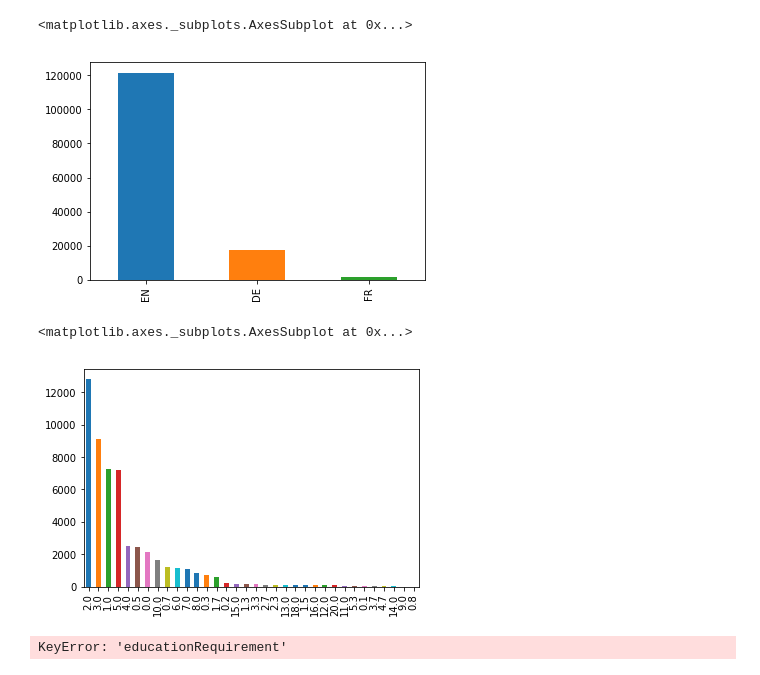
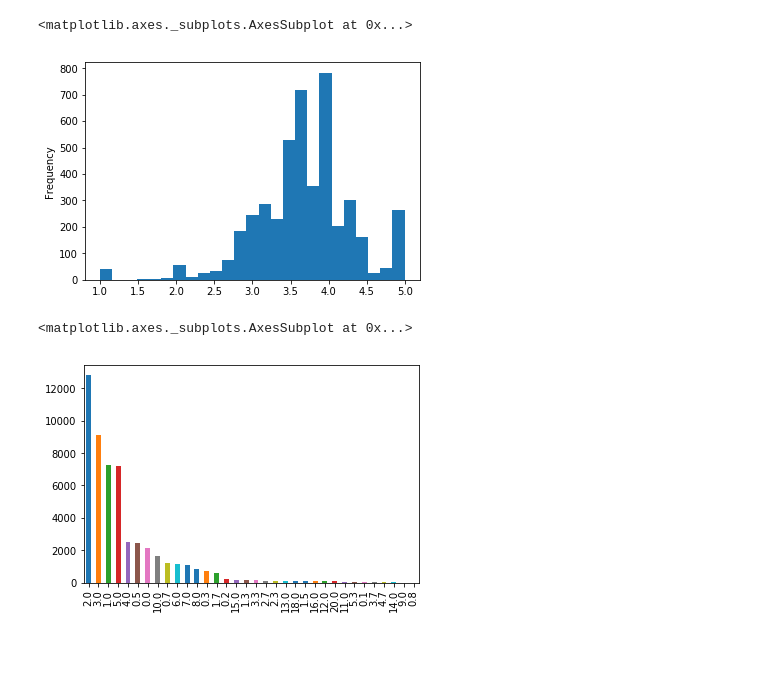
Before and after one commit to DJ-2805/datafest2018, a Jupyter notebook: dataVisual.ipynb, the cells around one changed output. Saved outputs shown, nothing was run; the diff lists cells and outputs as text; code cells hidden in the pictures; blank space fills up the shorter version.

```diff
--- a/dataVisual.ipynb
+++ b/dataVisual.ipynb
@@ -49,14 +89,11 @@ points['jobAgeDays'].plot(kind='hist', bins=500)
+# %%
+# bar chart for categorical data
+rateDf['avgOverallRating'].plot(kind='hist', bins=25)
+# %% [output]
+<matplotlib.axes._subplots.AxesSubplot at 0x...>
+[figure, added]
 # %%
-points['jobLanguage'].value_counts().plot('bar')
+sampDF['experienceRequired'].value_counts().plot('bar')
 # %% [output]
 <matplotlib.axes._subplots.AxesSubplot at 0x...>
-[figure, old version]
+[figure, new version]
-# %%
-points['experienceRequired'].value_counts().plot('bar')
-# %% [output]
-<matplotlib.axes._subplots.AxesSubplot at 0x...>
-[figure, removed]
-# %%
-points['educationRequirement'].value_counts().plot('bar')
-# %% [output]
-KeyError: 'educationRequirement'
```
Also changed, not shown: parts of 18 cells of this notebook, 3 other files.
